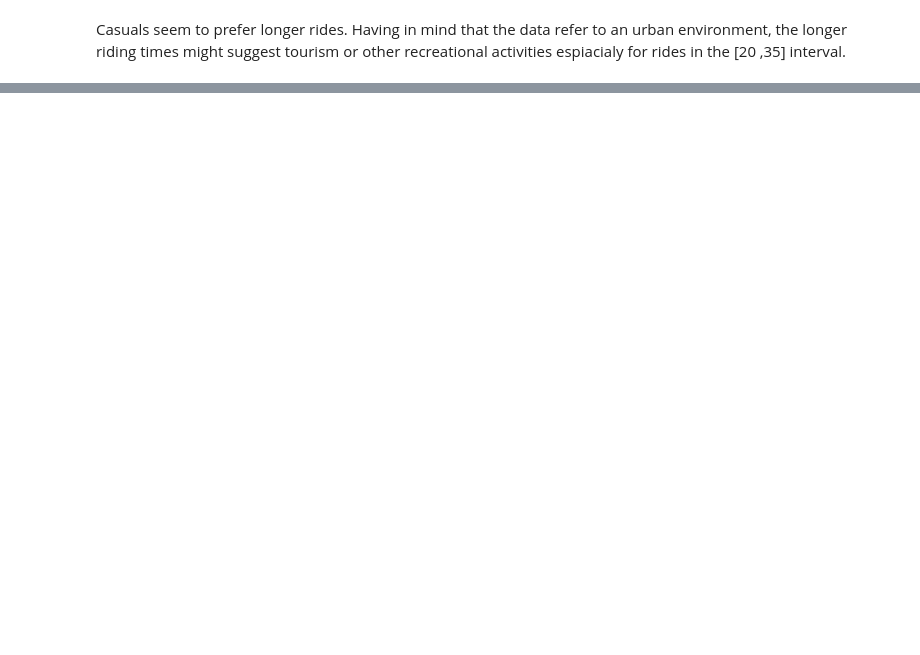
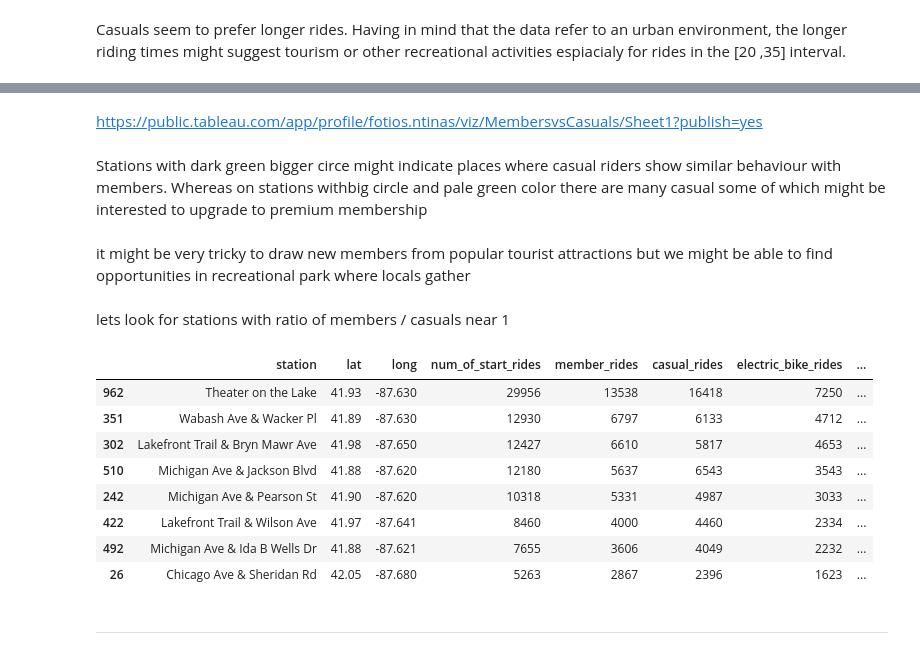
Before and after one commit to ntinasf/Personal-Project-DA, a Jupyter notebook: analysis.ipynb, the cells around one changed output, grey strips where cells are left out. Drawn from its saved outputs; the diff is of its cells as text; code cells hidden in the pictures; blank space fills up the shorter version.

```diff
--- a/analysis.ipynb
+++ b/analysis.ipynb
@@ -300,0 +460,25 @@ Casuals seem to prefer longer rides. Having in mind that the data refer to an ur
+# %% [markdown]
+https://public.tableau.com/app/profile/fotios.ntinas/viz/MembersvsCasuals/Sheet1?publish=yes
+# %% [markdown]
+Stations with dark green bigger circe might indicate places where casual riders show similar behaviour with members. Whereas on stations withbig circle and pale green color there are many casual some of which might be interested to upgrade to premium membership
+# %% [markdown]
+it might be very tricky to draw new members from popular tourist attractions but we might be able to find opportunities in recreational park where  locals gather
+# %% [markdown]
+lets look for stations with ratio of members / casuals near 1
+# %%
+stations_to_keep = stations.loc[(stations['member_rides'] / stations['casual_rides'] > 0.8) &
+             (stations['member_rides'] / stations['casual_rides'] < 1.2) &
+             (stations['num_of_start_rides'] > 5000)].sort_values(['num_of_start_rides'], ascending=False)
+stations_to_keep
+# %% [output]
+|  | station | lat | long | num_of_start_rides | member_rides | casual_rides | electric_bike_rides | ... |
+| 962 | Theater on the Lake | 41.93 | -87.630 | 29956 | 13538 | 16418 | 7250 | ... |
+| 351 | Wabash Ave & Wacker Pl | 41.89 | -87.630 | 12930 | 6797 | 6133 | 4712 | ... |
+| 302 | Lakefront Trail & Bryn Mawr Ave | 41.98 | -87.650 | 12427 | 6610 | 5817 | 4653 | ... |
+| 510 | Michigan Ave & Jackson Blvd | 41.88 | -87.620 | 12180 | 5637 | 6543 | 3543 | ... |
+| 242 | Michigan Ave & Pearson St | 41.90 | -87.620 | 10318 | 5331 | 4987 | 3033 | ... |
+| 422 | Lakefront Trail & Wilson Ave | 41.97 | -87.641 | 8460 | 4000 | 4460 | 2334 | ... |
+| 492 | Michigan Ave & Ida B Wells Dr | 41.88 | -87.621 | 7655 | 3606 | 4049 | 2232 | ... |
+| 26 | Chicago Ave & Sheridan Rd | 42.05 | -87.680 | 5263 | 2867 | 2396 | 1623 | ... |
+# %% [markdown]
+<hr>
```
Also changed, not shown: parts of 35 cells of this notebook, 3 other files.
